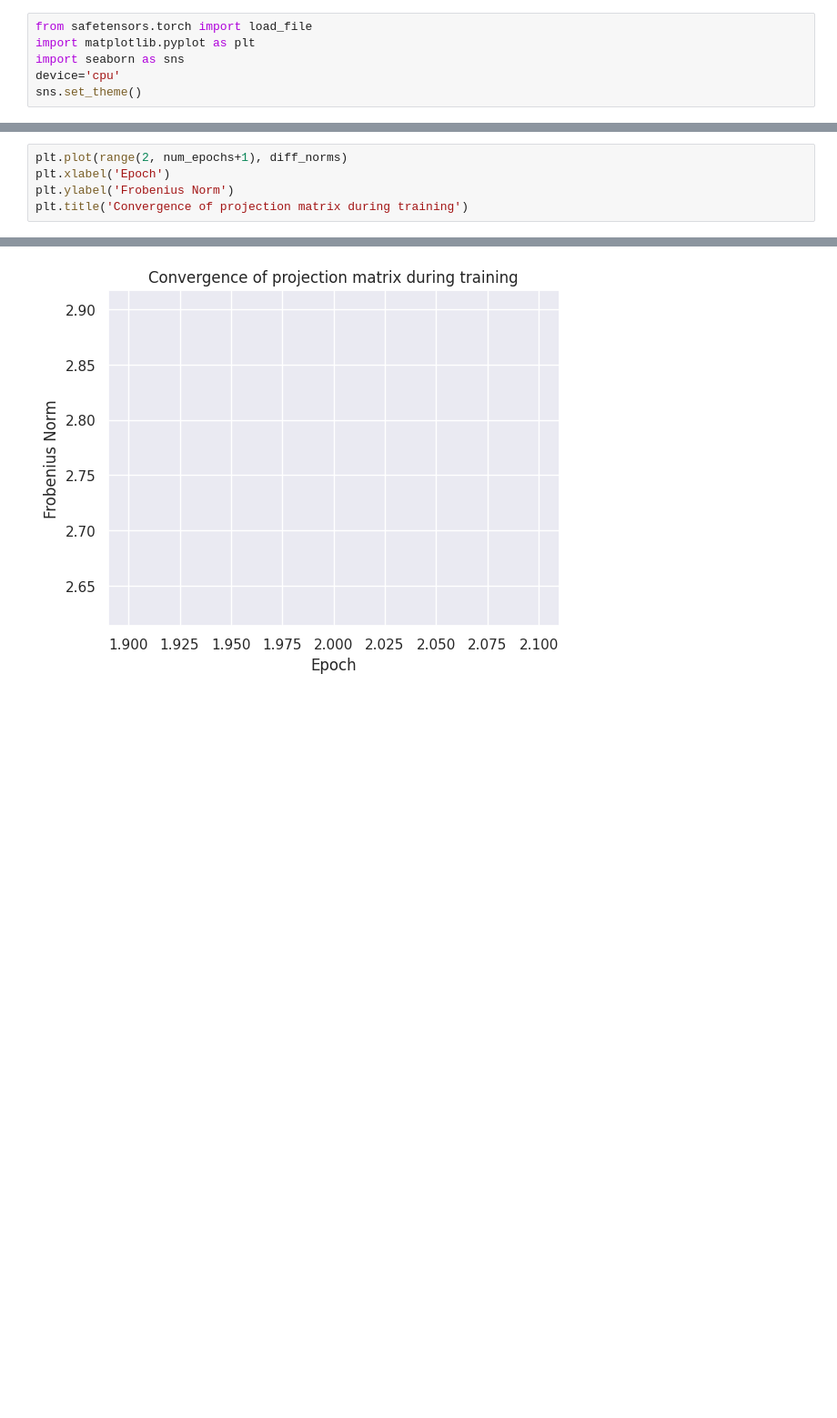
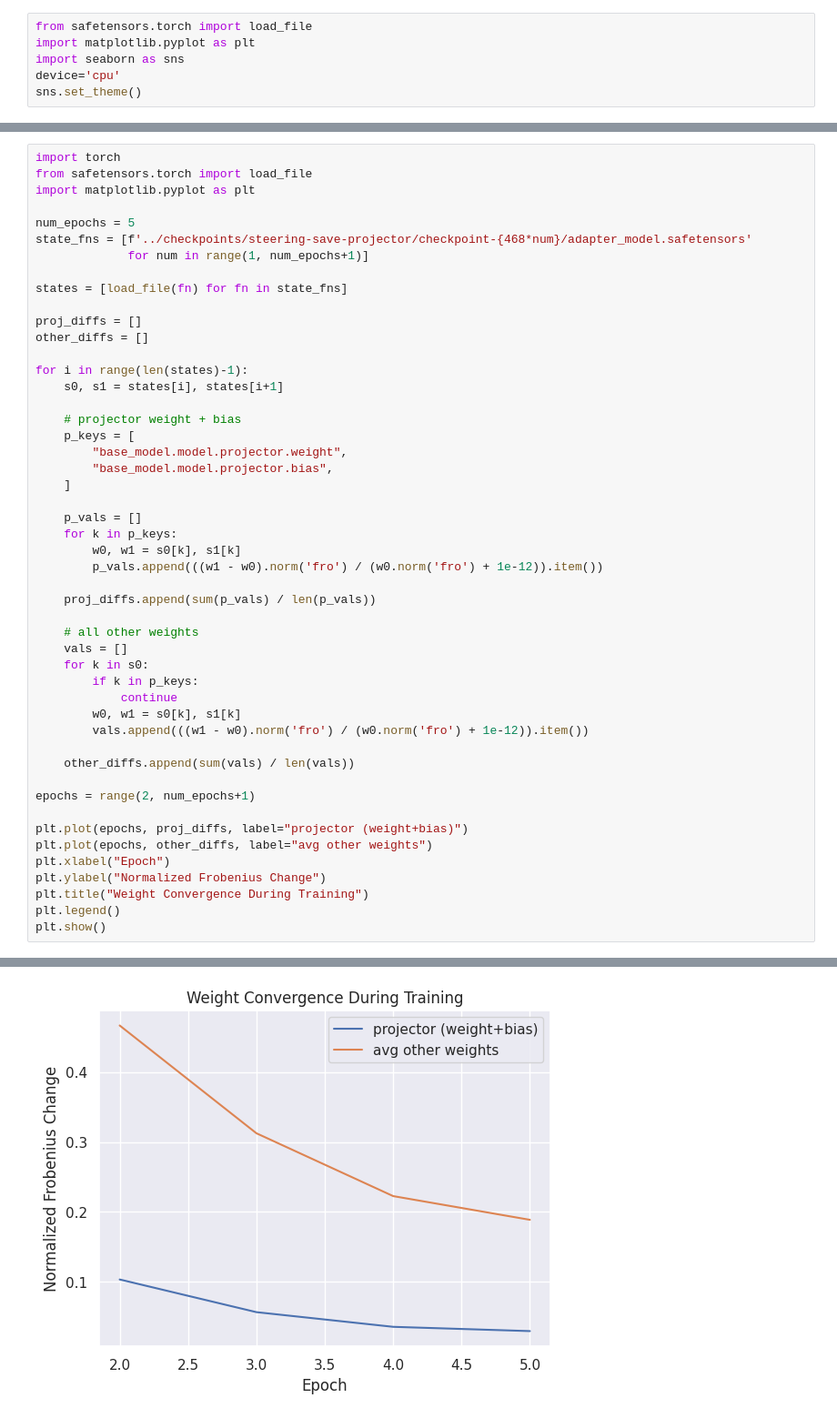
Before and after one commit to cstam5916/steering-distill, a Jupyter notebook: experiments/track_norms.ipynb, the cells around one changed output, grey strips where cells are left out. Shown at 91% size. Drawn from its saved outputs; the diff is of its cells as text; blank space fills up the shorter version.

```diff
--- a/experiments/track_norms.ipynb
+++ b/experiments/track_norms.ipynb
@@ -15,6 +20,50 @@ diff_norms = [(projector_weights[i+1] - projector_weights[i]).norm(p='fro').item
 # %%
-plt.plot(range(2, num_epochs+1), diff_norms)
-plt.xlabel('Epoch')
-plt.ylabel('Frobenius Norm')
-plt.title('Convergence of projection matrix during training')
+import torch
+from safetensors.torch import load_file
+import matplotlib.pyplot as plt
+
+num_epochs = 5
+state_fns = [f'../checkpoints/steering-save-projector/checkpoint-{468*num}/adapter_model.safetensors'
+             for num in range(1, num_epochs+1)]
+
+states = [load_file(fn) for fn in state_fns]
+
+proj_diffs = []
+other_diffs = []
+
+for i in range(len(states)-1):
+    s0, s1 = states[i], states[i+1]
+
+    # projector weight + bias
+    p_keys = [
+        "base_model.model.projector.weight",
+        "base_model.model.projector.bias",
+    ]
+
+    p_vals = []
+    for k in p_keys:
+        w0, w1 = s0[k], s1[k]
+        p_vals.append(((w1 - w0).norm('fro') / (w0.norm('fro') + 1e-12)).item())
+
+    proj_diffs.append(sum(p_vals) / len(p_vals))
+
+    # all other weights
+    vals = []
+    for k in s0:
+        if k in p_keys:
+            continue
+        w0, w1 = s0[k], s1[k]
+        vals.append(((w1 - w0).norm('fro') / (w0.norm('fro') + 1e-12)).item())
+
+    other_diffs.append(sum(vals) / len(vals))
+
+epochs = range(2, num_epochs+1)
+
+plt.plot(epochs, proj_diffs, label="projector (weight+bias)")
+plt.plot(epochs, other_diffs, label="avg other weights")
+plt.xlabel("Epoch")
+plt.ylabel("Normalized Frobenius Change")
+plt.title("Weight Convergence During Training")
+plt.legend()
+plt.show()
 # %% [output]
@@ -22 +70 @@ Text(0.5, 1.0, 'Convergence of projection matrix during training')
-[figure, old version]
+[figure, new version]
```
Also changed, not shown: parts of 2 cells of this notebook, 3 other files.
